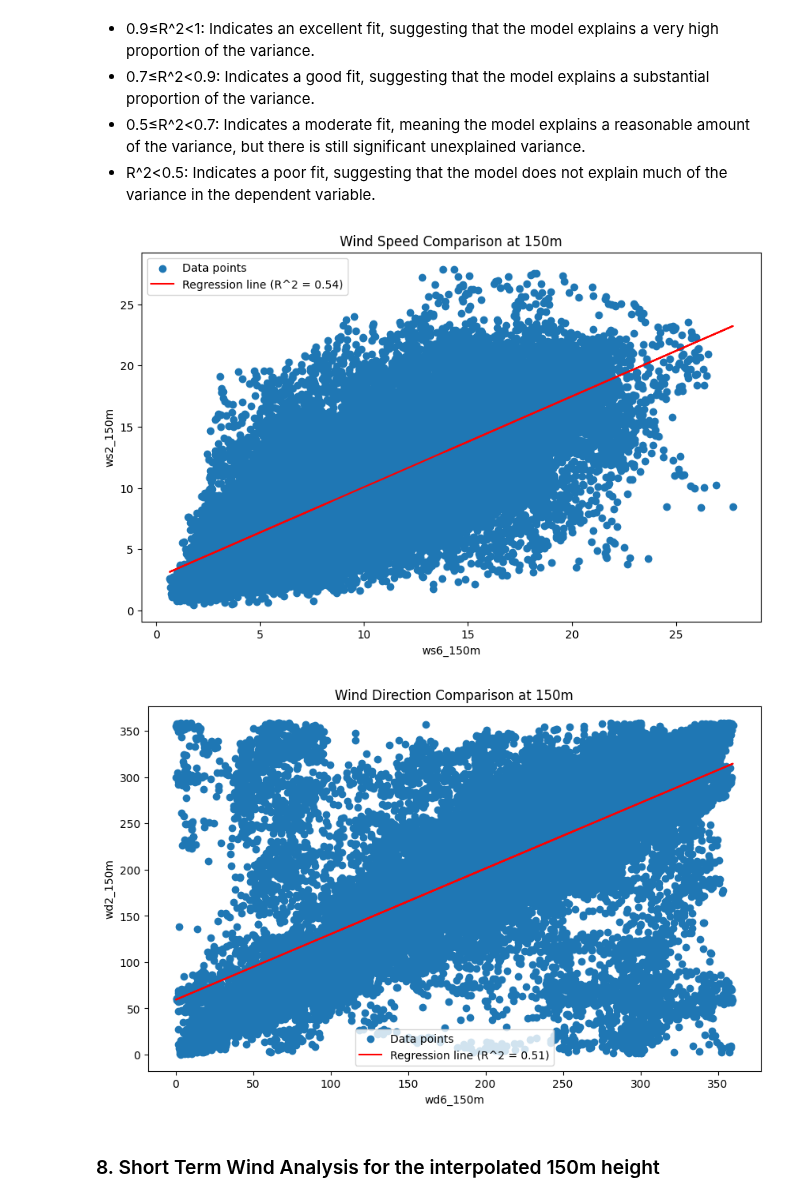
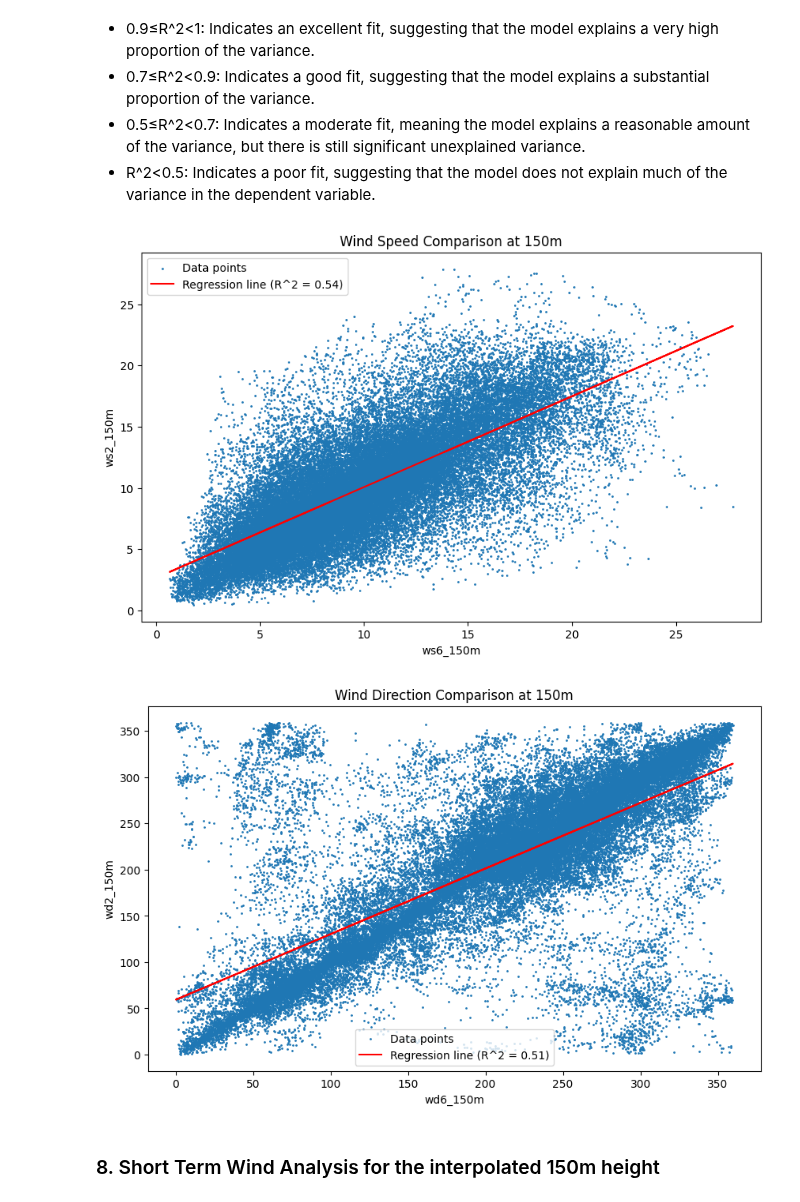
Before and after one commit to boujuan/StudentProject-Yield-Predictions-Offshore, a Jupyter notebook: Short_term_wind_climate_Julia.ipynb, the cells around one changed output. Drawn from its saved outputs; the diff is of its cells as text; code cells hidden in the pictures.

```diff
--- a/Short_term_wind_climate_Julia.ipynb
+++ b/Short_term_wind_climate_Julia.ipynb
@@ -78,10 +152,14 @@ winddirection_buoy_6 = buoy6_file.groups['ZX_LIDAR_WLBZ_6'].variables['wind_from
 # %%
+#add a function which drops duplictaes data.drop_dupliucates()
+#check for large gaps in the data
+# add the function pd.ffill - it is propaly in exercise 6
+#this semester lect
 #Filter all NaN values consistent!
 def filter_nan_values(arr):
     return arr[~np.isnan(arr)]
 
 def filter_time_nan(time_variable):
-    valid_time_rows = time_variable.astype('str') != 'NaT'
+    valid_time_rows = time_variable.astype('str') != 'NaT'  #Not a Time
     filtered_time_variable = time_variable[valid_time_rows]
     return filtered_time_variable
 
@@ -107,16 +185,16 @@ def process_wind_data_nan(time, winddirection, windspeed):
         wd_nanfilters.append(wd)
 
 
-    # #Print the length of the original arrays
-    # print(f'The original length of time array: {len(time)}')
-    # print(f'The original length of winddirection array: {len(winddirection)}')
-    # print(f'The original length of windspeed array: {len(windspeed)}')
+    #Print the length of the original arrays
+    print(f'The original length of time array: {len(time)}')
+    print(f'The original length of winddirection array: {len(winddirection)}')
+    print(f'The original length of windspeed array: {len(windspeed)}')
 
-    # # Print the length of the filtered arrays and absolute filtered values
-    # for i, (filtered_time, filtered_ws, filtered_wd) in enumerate(zip(time_filtered, ws_nanfilters, wd_nanfilters)):
-    #     print(f'The length of timefiltered{i+1} array: {len(filtered_time)}')
-    #     print(f'The length of ws_nanfilter{i+1} array: {len(filtered_ws)}')
-    #     print(f'The length of wd_nanfilter{i+1} array: {len(filtered_wd)}')
+    # Print the length of the filtered arrays and absolute filtered values
+    for i, (filtered_time, filtered_ws, filtered_wd) in enumerate(zip(time_filtered, ws_nanfilters, wd_nanfilters)):
+        print(f'The length of timefiltered{i+1} array: {len(filtered_time)}')
+        print(f'The length of ws_nanfilter{i+1} array: {len(filtered_ws)}')
+        print(f'The length of wd_nanfilter{i+1} array: {len(filtered_wd)}')
 
     return  time_filtered, wd_nanfilters, ws_nanfilters
 
@@ -173,36 +269,36 @@ import matplotlib.pyplot as plt
 
 # def trim_arrays(x, y):
 #     min_length = min(len(x), len(y))
 #     return x[:min_length], y[:min_length]
 
 
 def plot_scatter_with_regression(x, y, xlabel, ylabel, title):
    # x, y = trim_arrays(x, y)
 
     # Perform linear regression
     slope, intercept, r_value, p_value, std_err = linregress(x, y)
 
     # Create scatter plot
     plt.figure(figsize=(10, 6))
-    plt.scatter(x, y, label='Data points')
+    plt.scatter(x, y, label='Data points', s=1)
 
     # Plot regression line
     plt.plot(x, slope * x + intercept, color='red', label=f'Regression line (R^2 = {r_value**2:.2f})')
 
     plt.xlabel(xlabel)
     plt.ylabel(ylabel)
     plt.title(title)
     plt.legend()
     plt.show()
 
 # Scatter plot for wind speed
 plot_scatter_with_regression(ws6_150m[:52704], ws2_150m[:52704], 'ws6_150m', 'ws2_150m', 'Wind Speed Comparison at 150m') #52704 intervall points for one year
 
 # Scatter plot for wind direction
 plot_scatter_with_regression(wd6_150m[:52704], wd2_150m[:52704], 'wd6_150m', 'wd2_150m', 'Wind Direction Comparison at 150m')
 # %% [output]
-[figure, old version]
+[figure, new version]
-[figure, old version]
+[figure, new version]
 # %% [markdown]
 ### 8. Short Term Wind Analysis for the interpolated 150m height
 # %%
```
Also changed, not shown: parts of 9 cells of this notebook.
